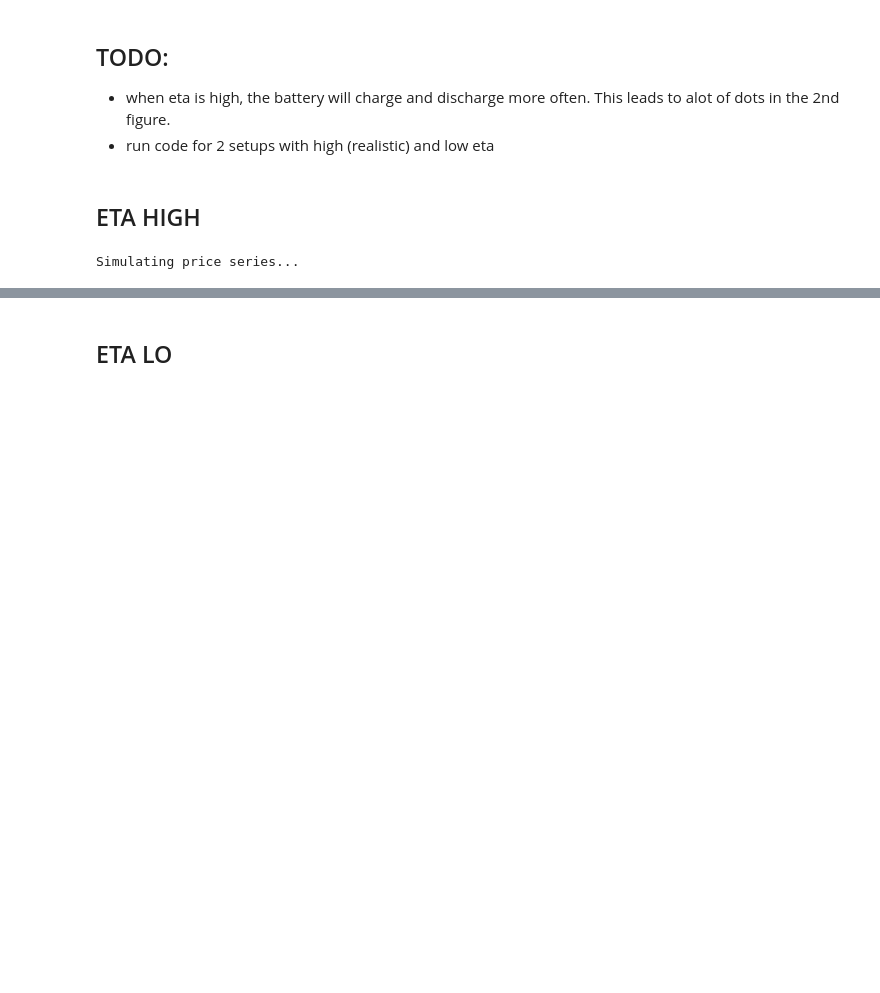
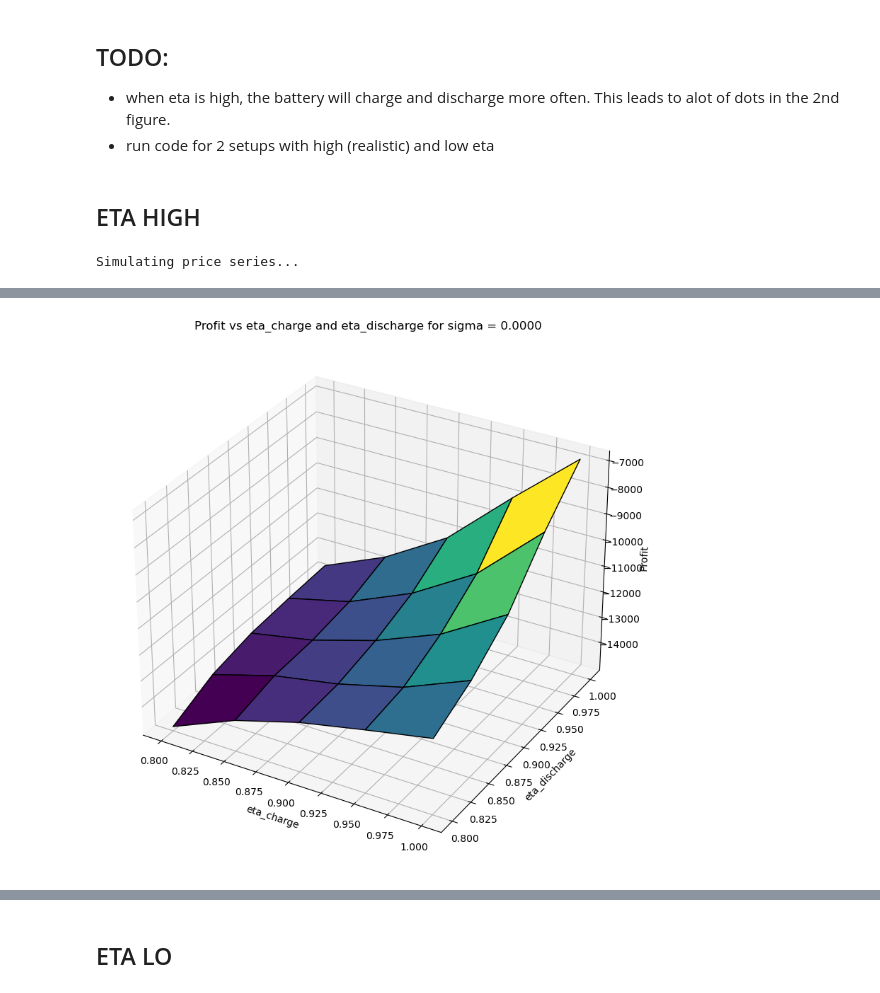
Before and after one commit to gqh814/battery, a Jupyter notebook: code/stylized_enviroment.ipynb, the cells around one changed output, grey strips where cells are left out. Cells and saved outputs as stored; diff of their text form; code cells hidden in the pictures; blank space fills up the shorter version.

```diff
--- a/code/stylized_enviroment.ipynb
+++ b/code/stylized_enviroment.ipynb
@@ -58,0 +98,30 @@ model.plot_results(battery_storage_sim, profit_sim)
+# %%
+import matplotlib.pyplot as plt
+from mpl_toolkits.mplot3d import Axes3D
+# Select a specific sigma value (e.g., 3rd sigma)
+selected_sigma = sigma[0]
+
+# Create meshgrid for eta_charge and eta_discharge
+eta_grid, discharge_grid = np.meshgrid(eta_chart, eta_discharge)
+
+# Gather profit values for the selected sigma
+z_values = np.array([[tech_policy[eta_chart[i]][eta_discharge[j]][selected_sigma]
+                      for j in range(N)] for i in range(N)])
+
+# 3D plot setup
+fig = plt.figure(figsize=(10, 8))
+ax = fig.add_subplot(111, projection='3d')
+
+# Plot the surface
+ax.plot_surface(eta_grid, discharge_grid, z_values, cmap='viridis', edgecolor='k')
+
+# Labeling
+ax.set_xlabel('eta_charge')
+ax.set_ylabel('eta_discharge')
+ax.set_zlabel('Profit')
+ax.set_title(f'Profit vs eta_charge and eta_discharge for sigma = {selected_sigma:.4f}')
+
+plt.tight_layout()
+plt.show()
+# %% [output]
+[figure, added]
```
Also changed, not shown: parts of 6 cells of this notebook, 1 other file.
